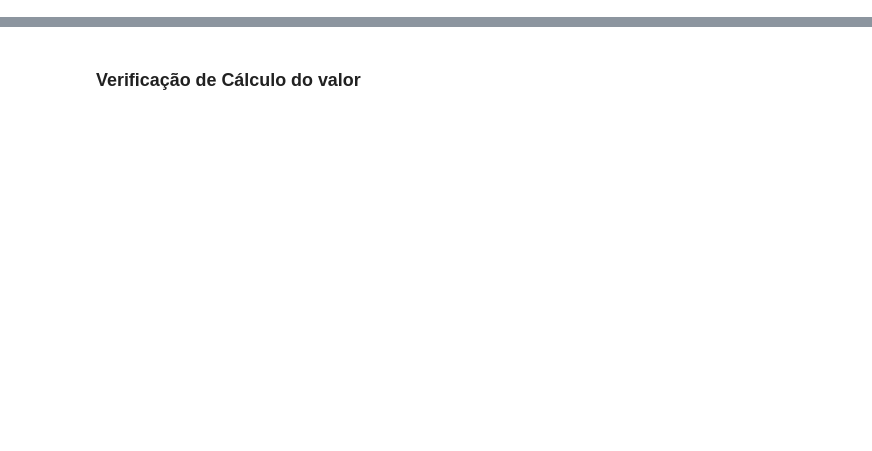
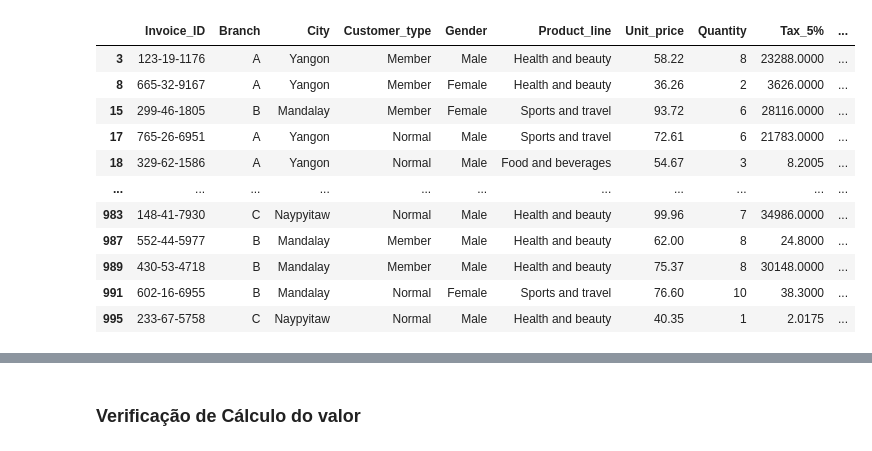
Before and after one commit to moisesmember/python_project, a Jupyter notebook: other/Supermarket sales.ipynb, the cells around one changed output, grey strips where cells are left out. Cells and saved outputs as stored; diff of their text form; code cells hidden in the pictures; blank space fills up the shorter version.

```diff
--- a/other/Supermarket sales.ipynb
+++ b/other/Supermarket sales.ipynb
@@ -21,5 +67,17 @@ sales
 1000 rows × 17 columns
 # %%
-filter_to_data = sales[(sales['date'] >= '1/1/2019') & (sales['date'] <= '1/31/2019')
+filter_to_data = sales[(sales['Date'] >= '1/1/2019') & (sales['Date'] <= '1/31/2019')]
 filter_to_data
 # %% [output]
+|  | Invoice_ID | Branch | City | Customer_type | Gender | Product_line | Unit_price | Quantity | Tax_5% | ... |
+| 3 | 123-19-1176 | A | Yangon | Member | Male | Health and beauty | 58.22 | 8 | 23288.0000 | ... |
+| 8 | 665-32-9167 | A | Yangon | Member | Female | Health and beauty | 36.26 | 2 | 3626.0000 | ... |
+| 15 | 299-46-1805 | B | Mandalay | Member | Female | Sports and travel | 93.72 | 6 | 28116.0000 | ... |
+| 17 | 765-26-6951 | A | Yangon | Normal | Male | Sports and travel | 72.61 | 6 | 21783.0000 | ... |
+| 18 | 329-62-1586 | A | Yangon | Normal | Male | Food and beverages | 54.67 | 3 | 8.2005 | ... |
+| ... | ... | ... | ... | ... | ... | ... | ... | ... | ... | ... |
+| 983 | 148-41-7930 | C | Naypyitaw | Normal | Male | Health and beauty | 99.96 | 7 | 34986.0000 | ... |
+| 987 | 552-44-5977 | B | Mandalay | Member | Male | Health and beauty | 62.00 | 8 | 24.8000 | ... |
+| 989 | 430-53-4718 | B | Mandalay | Member | Male | Health and beauty | 75.37 | 8 | 30148.0000 | ... |
+| 991 | 602-16-6955 | B | Mandalay | Normal | Female | Sports and travel | 76.60 | 10 | 38.3000 | ... |
+| 995 | 233-67-5758 | C | Naypyitaw | Normal | Male | Health and beauty | 40.35 | 1 | 2.0175 | ... |
```
Also changed, not shown: parts of 14 cells of this notebook.
